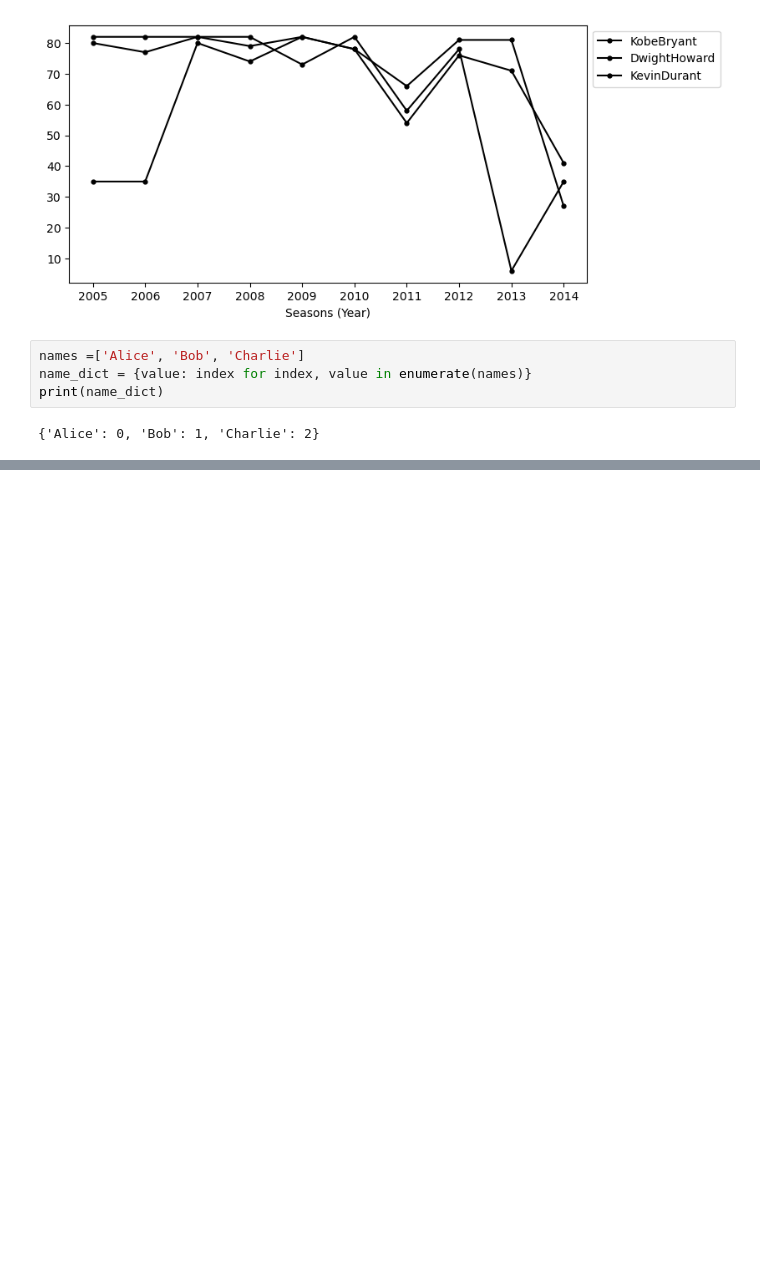
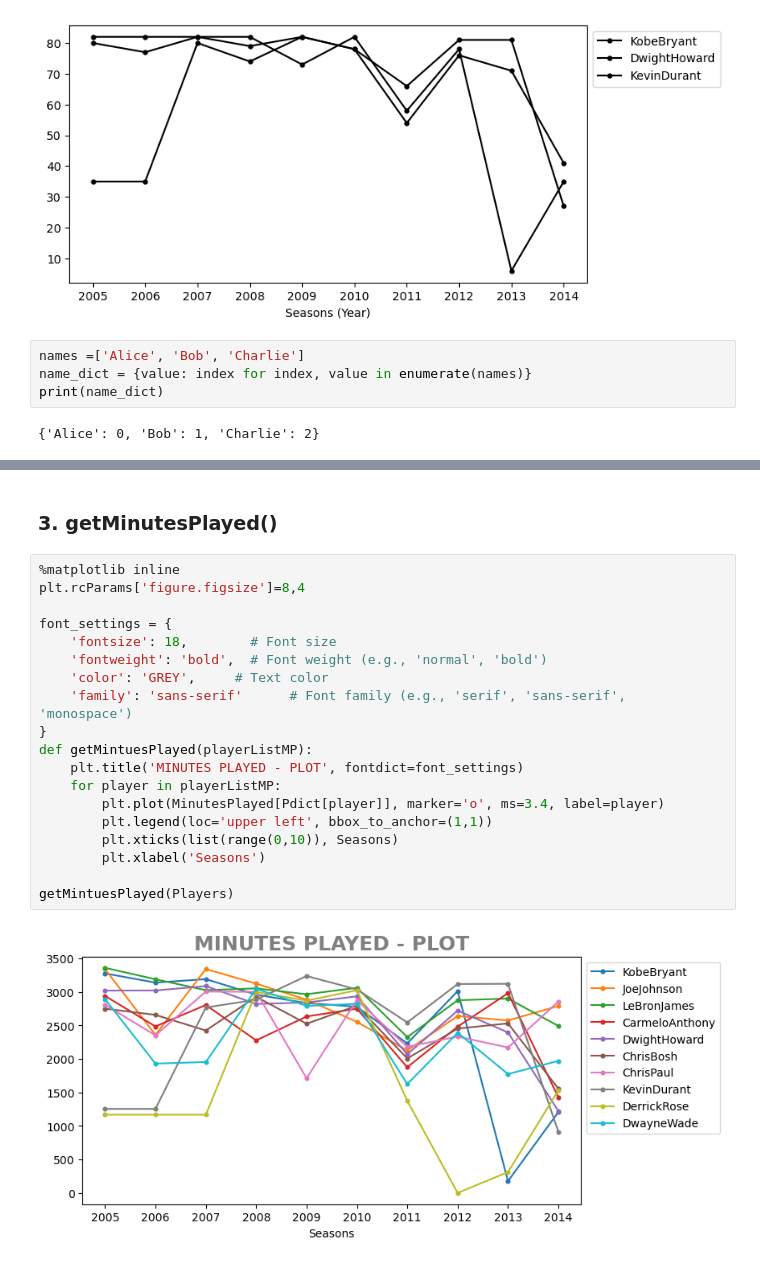
Before and after one commit to munigantiarun/python_data_analytics_udemy, a Jupyter notebook: 4.Matrices/ExpandedVisualisation.ipynb, the cells around one changed output, grey strips where cells are left out. Cells and saved outputs as stored; diff of their text form; blank space fills up the shorter version.

```diff
--- a/4.Matrices/ExpandedVisualisation.ipynb
+++ b/4.Matrices/ExpandedVisualisation.ipynb
@@ -396,0 +395,23 @@ Ya
+# %% [markdown]
+### 3. getMinutesPlayed()
+# %%
+%matplotlib inline
+plt.rcParams['figure.figsize']=8,4
+
+font_settings = {
+    'fontsize': 18,        # Font size
+    'fontweight': 'bold',  # Font weight (e.g., 'normal', 'bold')
+    'color': 'GREY',     # Text color
+    'family': 'sans-serif'      # Font family (e.g., 'serif', 'sans-serif', 'monospace')
+}
+def getMintuesPlayed(playerListMP):
+    plt.title('MINUTES PLAYED - PLOT', fontdict=font_settings)
+    for player in playerListMP:
+        plt.plot(MinutesPlayed[Pdict[player]], marker='o', ms=3.4, label=player)
+        plt.legend(loc='upper left', bbox_to_anchor=(1,1))
+        plt.xticks(list(range(0,10)), Seasons)
+        plt.xlabel('Seasons')
+
+getMintuesPlayed(Players)
+# %% [output]
+[figure, added]
```
Also changed, not shown: parts of 24 cells of this notebook, 2 other files.
